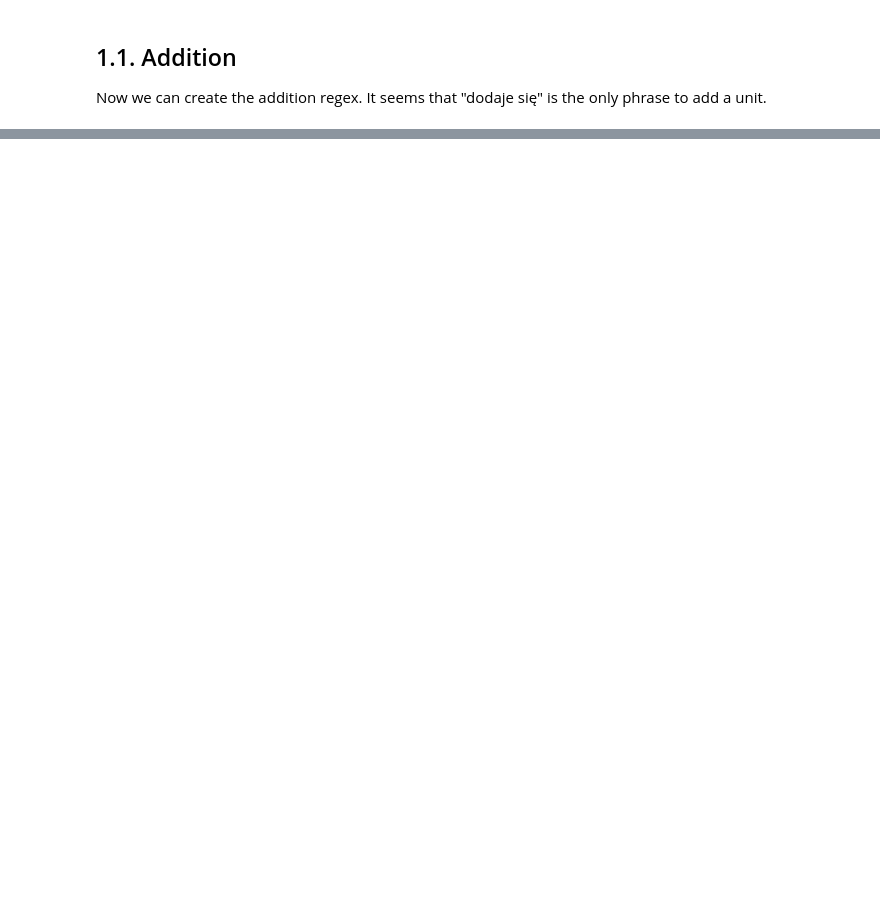
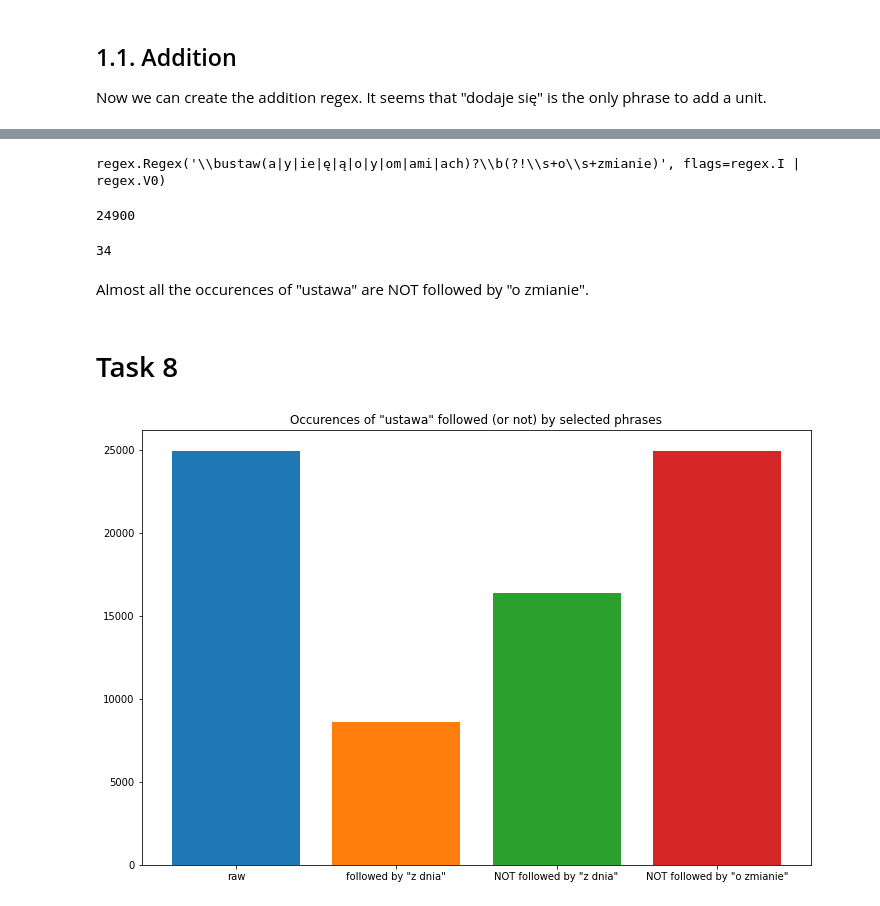
Before and after one commit to MatiXOfficial/natural-language-processing, a Jupyter notebook: lab1/lab1.ipynb, the cells around one changed output, grey strips where cells are left out. Saved outputs shown, nothing was run; the diff lists cells and outputs as text; code cells hidden in the pictures; blank space fills up the shorter version.

```diff
--- a/lab1/lab1.ipynb
+++ b/lab1/lab1.ipynb
@@ -89,0 +212,3 @@ addition_dict = count_by_year(addition_pattern)
+# %%
+pattern_6 = re.compile(bill_regex + r'(?!\s+z\s+dnia)', re.IGNORECASE)
+pattern_6
@@ -89,0 +217,3 @@ addition_dict = count_by_year(addition_pattern)
+# %%
+count_6 = count_everywhere(pattern_6)
+count_6
@@ -89,0 +236,33 @@ addition_dict = count_by_year(addition_pattern)
+# %%
+pattern_7 = re.compile(bill_regex + r'(?!\s+o\s+zmianie)', re.IGNORECASE)
+pattern_7
+# %% [output]
+regex.Regex('\\bustaw(a|y|ie|ę|ą|o|y|om|ami|ach)?\\b(?!\\s+o\\s+zmianie)', flags=regex.I | regex.V0)
+# %%
+count_7 = count_everywhere(pattern_7)
+count_7
+# %% [output]
+24900
+# %%
+count_4 - count_7
+# %% [output]
+34
+# %% [markdown]
+Almost all the occurences of "ustawa" are NOT followed by "o zmianie".
+# %% [markdown]
+# Task 8
+# %%
+titles = ['ustawa', 'ustawa followed by "z dnia"', 'ustawa NOT followed by "z dnia"', 'ustawa NOT followed by "o zmianie"']
+data = [count_4, count_5, count_6, count_7]
+
+plt.figure(figsize=(12, 8))
+
+plt.bar('raw', count_4)
+plt.bar('followed by "z dnia"', count_5)
+plt.bar('NOT followed by "z dnia"', count_6)
+plt.bar('NOT followed by "o zmianie"', count_7)
+
+plt.title('Occurences of "ustawa" followed (or not) by selected phrases')
+plt.show()
+# %% [output]
+[figure, added]
```
Also changed, not shown: parts of 32 cells of this notebook.
